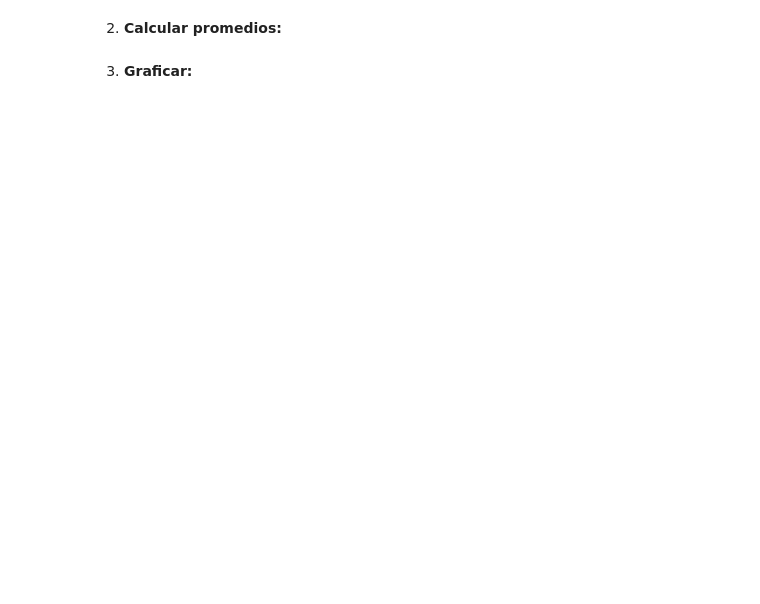
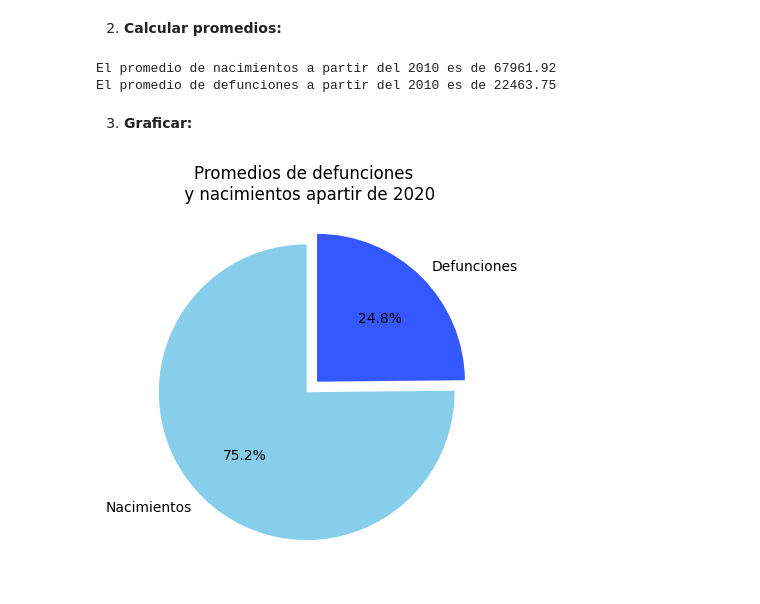
Before and after one commit to FernandaSalasJ/Programacion-Python-Basico-GRUPO-1---6181133432, a Jupyter notebook: Estudiantes/Fernanda Salas/Clase 10/Tarea/Practica_9.ipynb, the cells around one changed output. Drawn from its saved outputs; the diff is of its cells as text; code cells hidden in the pictures; blank space fills up the shorter version.

```diff
--- a/Estudiantes/Fernanda Salas/Clase 10/Tarea/Practica_9.ipynb
+++ b/Estudiantes/Fernanda Salas/Clase 10/Tarea/Practica_9.ipynb
@@ -251,2 +312,12 @@ ultimo_anio = df[df['Año'] == df['Año'].max()]
+# %%
+df_filtrado = df[df['Año'] >= 2010]
+prom_nacimientos = df_filtrado['Nacimientos'].mean()
+prom_defunciones = df_filtrado['Defunciones'].mean()
+
+print(f'El promedio de nacimientos a partir del 2010 es de {prom_nacimientos:.2f}')
+print(f'El promedio de defunciones a partir del 2010 es de {prom_defunciones:.2f}')
+# %% [output]
+El promedio de nacimientos a partir del 2010 es de 67961.92
+El promedio de defunciones a partir del 2010 es de 22463.75
 # %% [markdown]
 3. **Graficar:**
@@ -254,0 +324,16 @@ ultimo_anio = df[df['Año'] == df['Año'].max()]
+# %%
+#graficar en Pie
+df_filtrado = df[df['Año'] >= 2010]
+prom_nacimientos = df_filtrado['Nacimientos'].mean()
+prom_defunciones = df_filtrado['Defunciones'].mean()
+
+etiquetas = ['Nacimientos', 'Defunciones']
+data = [prom_nacimientos, prom_defunciones]
+color = ['skyblue', '#3358ff']
+
+
+plt.pie(data, [0,0.1], etiquetas, color, autopct= '%1.1f%%', startangle = 90) #esta es la estructura, el [0, 0.1] es para separar un trozo del pastel
+plt.title('Promedios de defunciones \n y nacimientos apartir de 2020')
+plt.show()
+# %% [output]
+[figure, added]
```
Also changed, not shown: parts of 9 cells of this notebook.
